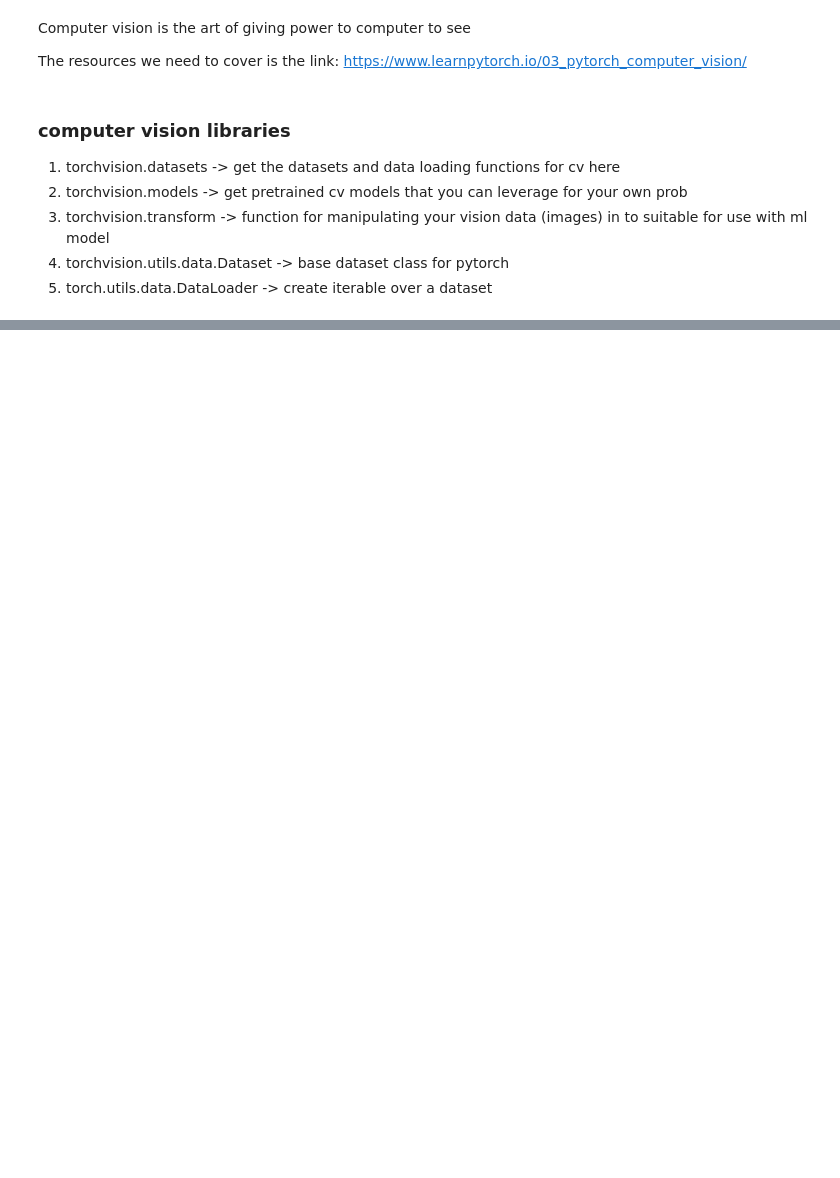
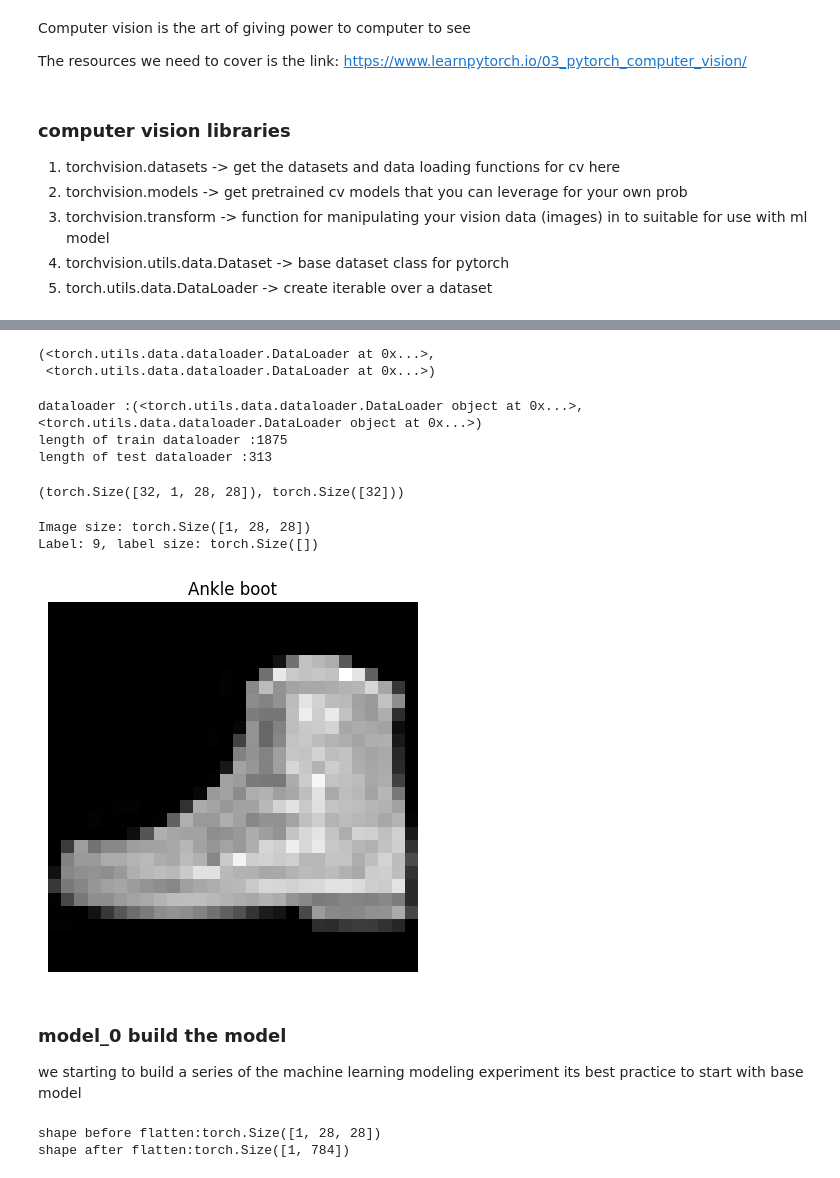
Before and after one commit to saim9211/DeepLearning, a Jupyter notebook: 03_pytorch_cv.ipynb, the cells around one changed output, grey strips where cells are left out. Drawn from its saved outputs; the diff is of its cells as text; code cells hidden in the pictures; blank space fills up the shorter version.

```diff
--- a/03_pytorch_cv.ipynb
+++ b/03_pytorch_cv.ipynb
@@ -27,0 +184,64 @@ import matplotlib.pyplot as plt
+# %%
+#import the data loader
+from torch.utils.data import DataLoader
+# turning the train data in to small batches
+train_dataloader=DataLoader(
+    dataset=train_data,
+    batch_size=32,
+    shuffle=True
+)
+test_dataloader=DataLoader(
+    dataset=test_data,
+    batch_size=32,
+    shuffle=False
+)
+
+train_dataloader,test_dataloader
+# %% [output]
+(<torch.utils.data.dataloader.DataLoader at 0x...>,
+ <torch.utils.data.dataloader.DataLoader at 0x...>)
+# %%
+# let cehck out what we had created
+print(f"dataloader :{train_dataloader,test_dataloader}")
+print(f"length of train dataloader :{len(train_dataloader)}")
+print(f"length of test dataloader :{len(test_dataloader)}")
+# %% [output]
+dataloader :(<torch.utils.data.dataloader.DataLoader object at 0x...>, <torch.utils.data.dataloader.DataLoader object at 0x...>)
+length of train dataloader :1875
+length of test dataloader :313
+# %%
+# check out whats inside the training loader
+train_features_batch,train_labels_batch=next(iter(train_dataloader))
+train_features_batch.shape,train_labels_batch.shape
+# %% [output]
+(torch.Size([32, 1, 28, 28]), torch.Size([32]))
+# %%
+# Show a sample
+#torch.manual_seed(42)
+random_idx = torch.randint(0, len(train_features_batch), size=[1]).item()
+img, label = train_features_batch[random_idx], train_labels_batch[random_idx]
+plt.imshow(img.squeeze(), cmap="gray")
+plt.title(class_names[label])
+plt.axis("Off");
+print(f"Image size: {img.shape}")
+print(f"Label: {label}, label size: {label.shape}")
+# %% [output]
+Image size: torch.Size([1, 28, 28])
+Label: 9, label size: torch.Size([])
+[figure, added]
+# %% [markdown]
+### model_0 build the model
+we starting  to build a series of the machine learning modeling experiment its best practice to start with base model
+# %%
+# create a flatten feature
+flatten_model=nn.Flatten()
+
+# get the single feature
+x=train_features_batch[0]
+output=flatten_model(x)
+print(f"shape before flatten:{x.shape}") # -> colour_channels,height,width
+print(f"shape after flatten:{output.shape}") # -> colour_channels,heighyt*weight
+#
+# %% [output]
+shape before flatten:torch.Size([1, 28, 28])
+shape after flatten:torch.Size([1, 784])
```
Also changed, not shown: parts of 16 cells of this notebook.
